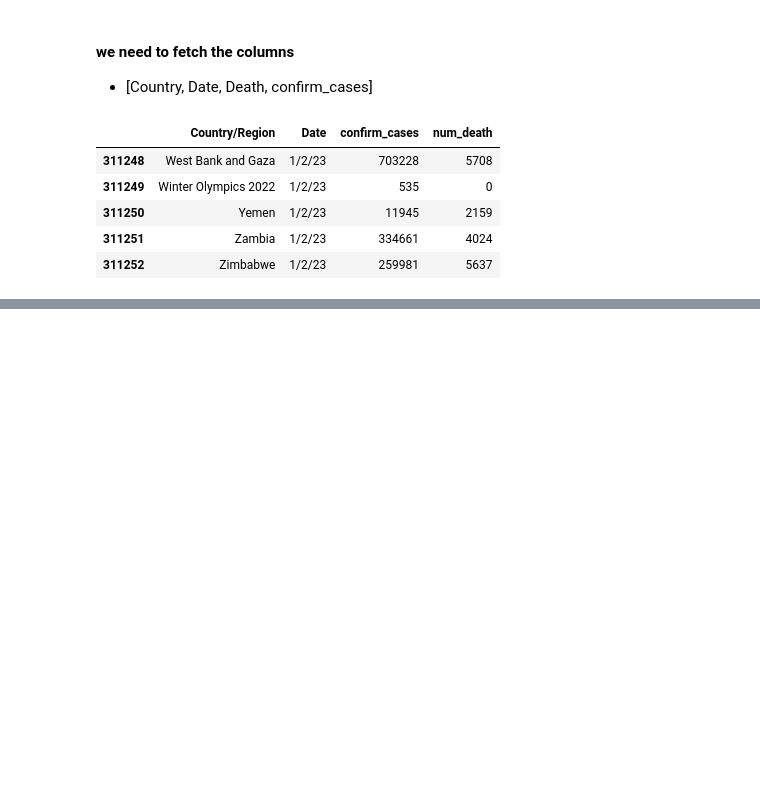
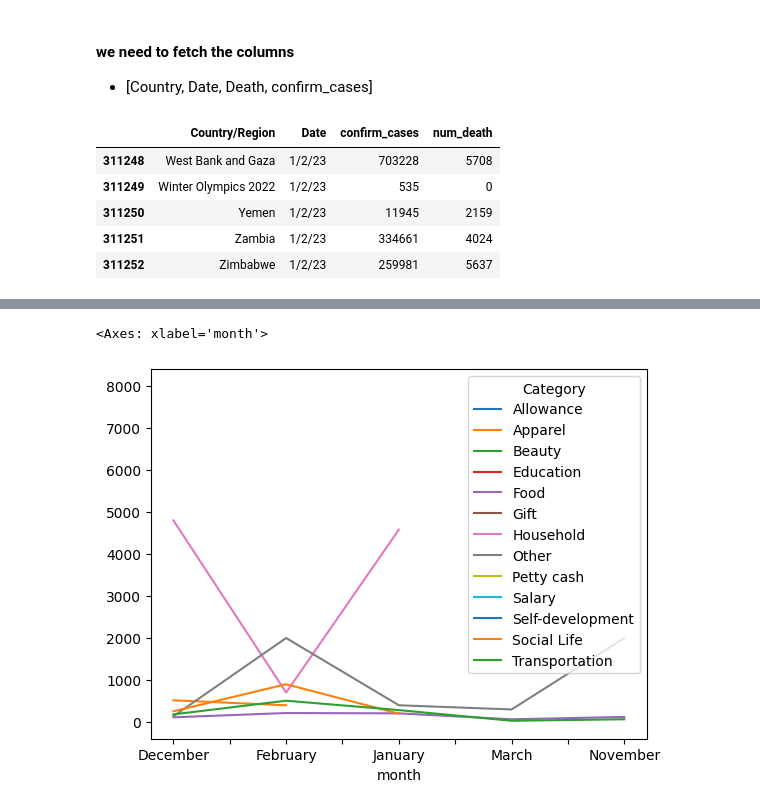
Before and after one commit to mohduzaif/Pandas-tutorials, a Jupyter notebook: Multi-Indexing in pandas.ipynb, the cells around one changed output, grey strips where cells are left out. Drawn from its saved outputs; the diff is of its cells as text; code cells hidden in the pictures; blank space fills up the shorter version.

Commit message:
add one more concept called pivot table in pandas.

```diff
--- a/Multi-Indexing in pandas.ipynb
+++ b/Multi-Indexing in pandas.ipynb
@@ -617,0 +709,4 @@ desired_df[['Country/Region', 'Date', 'confirm_cases', 'num_death']].tail()
+# %%
+# plotting graphs
+expense_df = pd.read_csv('./Datasets/expense_data_1.csv')
+expense_df.head()
@@ -617,0 +759,2 @@ desired_df[['Country/Region', 'Date', 'confirm_cases', 'num_death']].tail()
+# %%
+expense_df['Date'] = pd.to_datetime(expense_df['Date'])
@@ -617,0 +770,2 @@ desired_df[['Country/Region', 'Date', 'confirm_cases', 'num_death']].tail()
+# %%
+expense_df['month'] = expense_df['Date'].dt.month_name()
@@ -617,0 +809,5 @@ desired_df[['Country/Region', 'Date', 'confirm_cases', 'num_death']].tail()
+# %%
+expense_df.pivot_table(index='month', columns='Category', values='INR').plot()
+# %% [output]
+<Axes: xlabel='month'>
+[figure, added]
```
Also changed, not shown: parts of 22 cells of this notebook.
